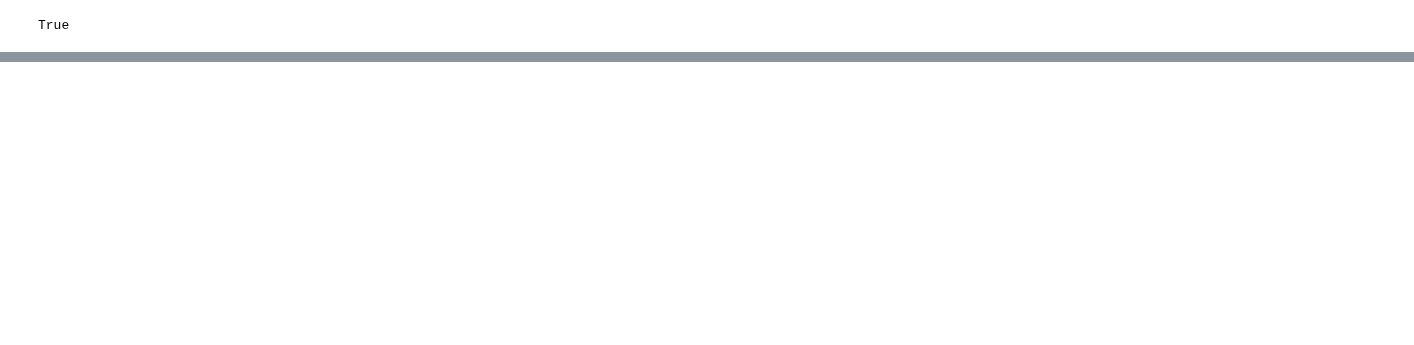
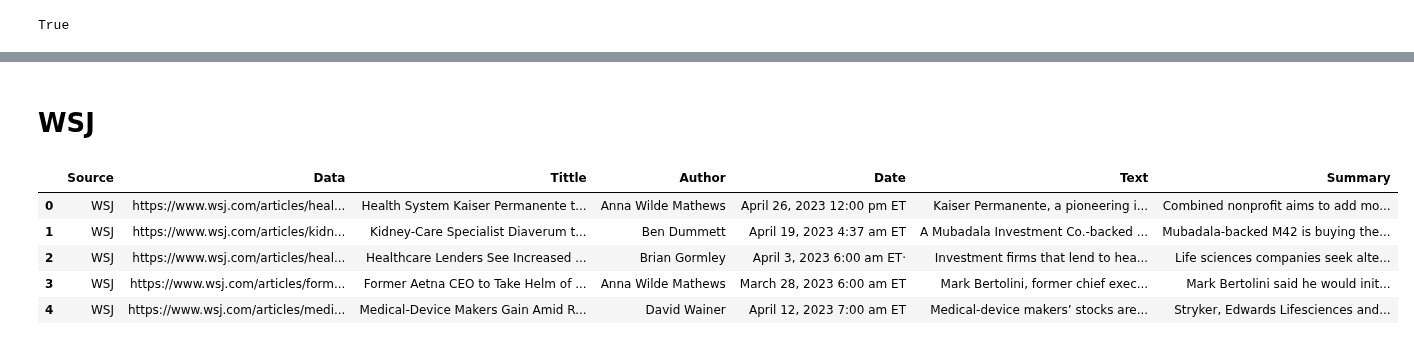
Before and after one commit to yw4401/FinBot, a Jupyter notebook: notebooks/FLAN-T5.ipynb, the cells around one changed output, grey strips where cells are left out. Drawn from its saved outputs; the diff is of its cells as text; code cells hidden in the pictures; blank space fills up the shorter version.

```diff
--- a/notebooks/FLAN-T5.ipynb
+++ b/notebooks/FLAN-T5.ipynb
@@ -388,0 +628,12 @@ print(response)
+# %% [markdown]
+# WSJ
+# %%
+wsj_df = pd.read_excel("gs://scraped-news-article-data-null/Data WSJ.xlsx")
+wsj_df.head()
+# %% [output]
+|  | Source | Data | Tittle | Author | Date | Text | Summary |
+| 0 | WSJ | https://www.wsj.com/articles/heal... | Health System Kaiser Permanente t... | Anna Wilde Mathews | April 26, 2023 12:00 pm ET | Kaiser Permanente, a pioneering i... | Combined nonprofit aims to add mo... |
+| 1 | WSJ | https://www.wsj.com/articles/kidn... | Kidney-Care Specialist Diaverum t... | Ben Dummett | April 19, 2023 4:37 am ET | A Mubadala Investment Co.-backed ... | Mubadala-backed M42 is buying the... |
+| 2 | WSJ | https://www.wsj.com/articles/heal... | Healthcare Lenders See Increased ... | Brian Gormley | April 3, 2023 6:00 am ET· | Investment firms that lend to hea... | Life sciences companies seek alte... |
+| 3 | WSJ | https://www.wsj.com/articles/form... | Former Aetna CEO to Take Helm of ... | Anna Wilde Mathews | March 28, 2023 6:00 am ET | Mark Bertolini, former chief exec... | Mark Bertolini said he would init... |
+| 4 | WSJ | https://www.wsj.com/articles/medi... | Medical-Device Makers Gain Amid R... | David Wainer | April 12, 2023 7:00 am ET | Medical-device makers’ stocks are... | Stryker, Edwards Lifesciences and... |
```
Also changed, not shown: parts of 83 cells of this notebook.
